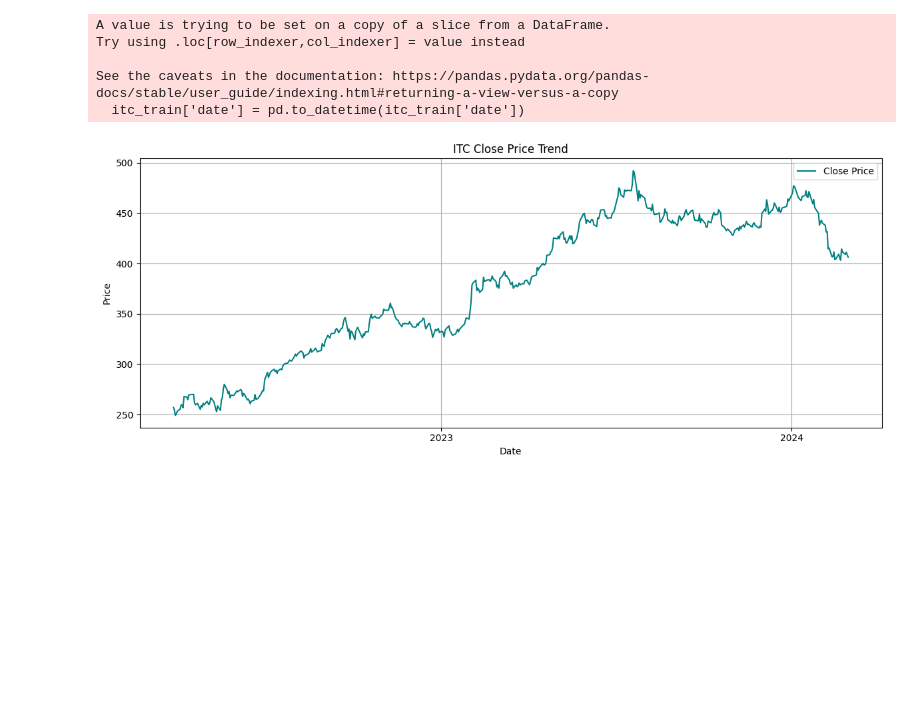
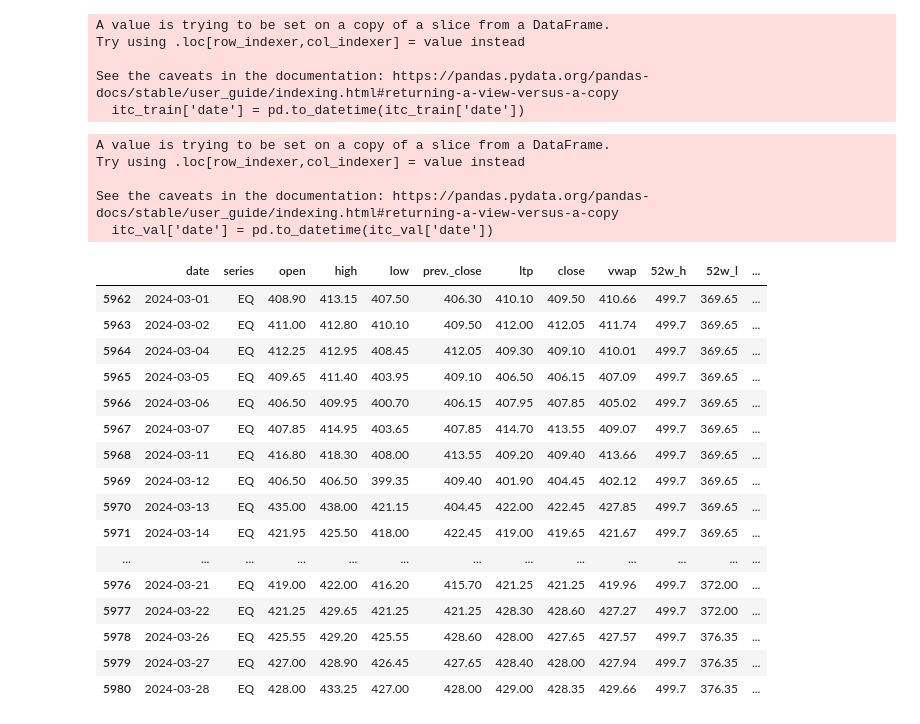
Before and after one commit to Vrunda-Kulkarni/Stock_Price_Prediction, a Jupyter notebook: 02_statsforecast.ipynb, the cells around one changed output. Saved outputs shown, nothing was run; the diff lists cells and outputs as text; code cells hidden in the pictures; blank space fills up the shorter version.

```diff
--- a/02_statsforecast.ipynb
+++ b/02_statsforecast.ipynb
@@ -55,24 +57,30 @@ Try using .loc[row_indexer,col_indexer] = value instead
 
 See the caveats in the documentation: https://pandas.pydata.org/pandas-docs/stable/user_guide/indexing.html#returning-a-view-versus-a-copy
   itc_train['date'] = pd.to_datetime(itc_train['date'])
-# %%
-import matplotlib.dates as mdates
-
-
-# Plot
-plt.figure(figsize=(12, 5))
-plt.plot(itc_train['date'], itc_train['close'], label=f'{'close'.title()} Price', color='teal')
-
-# Format x-axis to show years only
-plt.gca().xaxis.set_major_locator(mdates.YearLocator())           # Tick every year
-plt.gca().xaxis.set_major_formatter(mdates.DateFormatter('%Y'))
-
-plt.title(f'ITC {'close'.title()} Price Trend')
-plt.xlabel('Date')
-plt.ylabel('Price')
-plt.grid(True)
-plt.legend()
-plt.tight_layout()
-plt.show()
-# %% [output]
-[figure, removed]
+# %%
+itc_val = itc_filtered[itc_filtered['date']>=train_val_date_split]
+itc_val['date'] = pd.to_datetime(itc_val['date'])
+itc_val
+# %% [output]
+A value is trying to be set on a copy of a slice from a DataFrame.
+Try using .loc[row_indexer,col_indexer] = value instead
+
+See the caveats in the documentation: https://pandas.pydata.org/pandas-docs/stable/user_guide/indexing.html#returning-a-view-versus-a-copy
+  itc_val['date'] = pd.to_datetime(itc_val['date'])
+|  | date | series | open | high | low | prev._close | ltp | close | vwap | 52w_h | 52w_l | ... |
+| 5962 | 2024-03-01 | EQ | 408.90 | 413.15 | 407.50 | 406.30 | 410.10 | 409.50 | 410.66 | 499.7 | 369.65 | ... |
+| 5963 | 2024-03-02 | EQ | 411.00 | 412.80 | 410.10 | 409.50 | 412.00 | 412.05 | 411.74 | 499.7 | 369.65 | ... |
+| 5964 | 2024-03-04 | EQ | 412.25 | 412.95 | 408.45 | 412.05 | 409.30 | 409.10 | 410.01 | 499.7 | 369.65 | ... |
+| 5965 | 2024-03-05 | EQ | 409.65 | 411.40 | 403.95 | 409.10 | 406.50 | 406.15 | 407.09 | 499.7 | 369.65 | ... |
+| 5966 | 2024-03-06 | EQ | 406.50 | 409.95 | 400.70 | 406.15 | 407.95 | 407.85 | 405.02 | 499.7 | 369.65 | ... |
+| 5967 | 2024-03-07 | EQ | 407.85 | 414.95 | 403.65 | 407.85 | 414.70 | 413.55 | 409.07 | 499.7 | 369.65 | ... |
+| 5968 | 2024-03-11 | EQ | 416.80 | 418.30 | 408.00 | 413.55 | 409.20 | 409.40 | 413.66 | 499.7 | 369.65 | ... |
+| 5969 | 2024-03-12 | EQ | 406.50 | 406.50 | 399.35 | 409.40 | 401.90 | 404.45 | 402.12 | 499.7 | 369.65 | ... |
+| 5970 | 2024-03-13 | EQ | 435.00 | 438.00 | 421.15 | 404.45 | 422.00 | 422.45 | 427.85 | 499.7 | 369.65 | ... |
+| 5971 | 2024-03-14 | EQ | 421.95 | 425.50 | 418.00 | 422.45 | 419.00 | 419.65 | 421.67 | 499.7 | 369.65 | ... |
+| ... | ... | ... | ... | ... | ... | ... | ... | ... | ... | ... | ... | ... |
+| 5976 | 2024-03-21 | EQ | 419.00 | 422.00 | 416.20 | 415.70 | 421.25 | 421.25 | 419.96 | 499.7 | 372.00 | ... |
+| 5977 | 2024-03-22 | EQ | 421.25 | 429.65 | 421.25 | 421.25 | 428.30 | 428.60 | 427.27 | 499.7 | 372.00 | ... |
+| 5978 | 2024-03-26 | EQ | 425.55 | 429.20 | 425.55 | 428.60 | 428.00 | 427.65 | 427.57 | 499.7 | 376.35 | ... |
+| 5979 | 2024-03-27 | EQ | 427.00 | 428.90 | 426.45 | 427.65 | 428.40 | 428.00 | 427.94 | 499.7 | 376.35 | ... |
+| 5980 | 2024-03-28 | EQ | 428.00 | 433.25 | 427.00 | 428.00 | 429.00 | 428.35 | 429.66 | 499.7 | 376.35 | ... |
```
Also changed, not shown: parts of 2 cells of this notebook.
